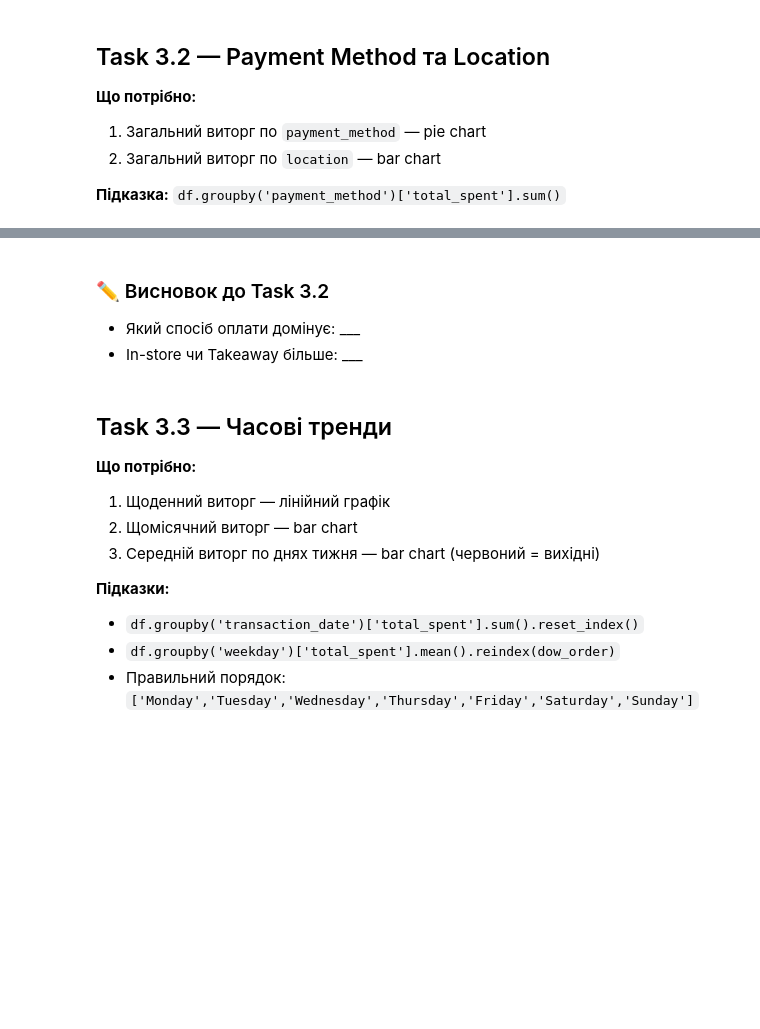
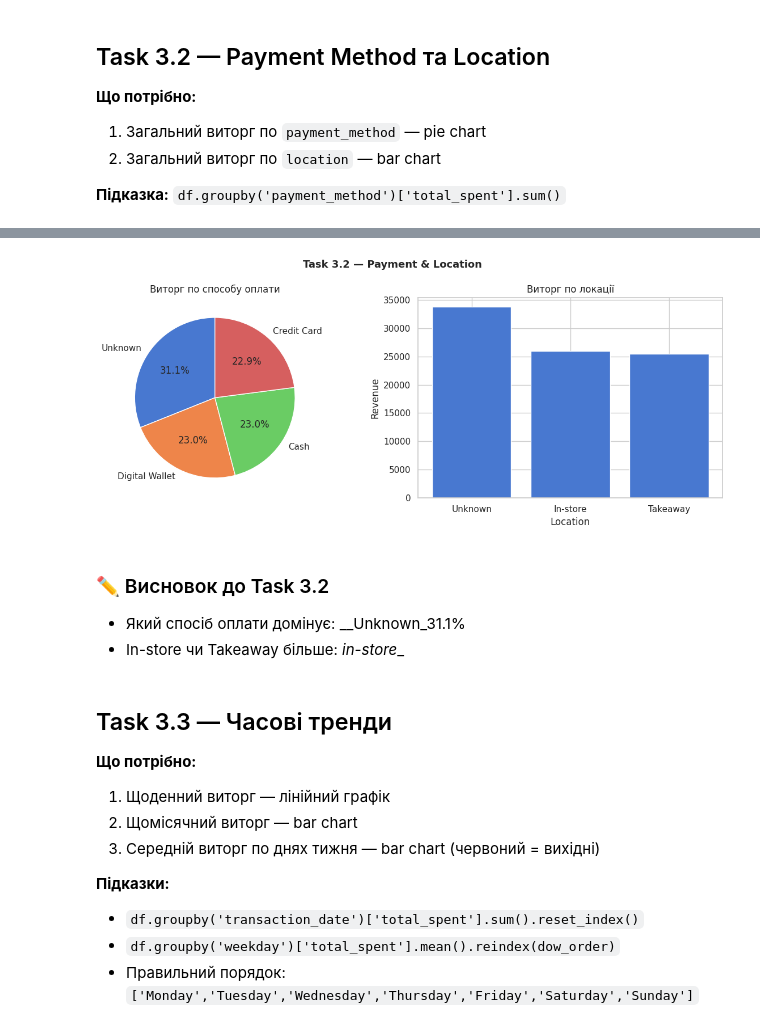
Before and after one commit to edik06031-rgb/Analysis_Cafe_Sales-, a Jupyter notebook: cafe_eda_workbook_version2.ipynb, the cells around one changed output, grey strips where cells are left out. Cells and saved outputs as stored; diff of their text form; code cells hidden in the pictures; blank space fills up the shorter version.

```diff
--- a/cafe_eda_workbook_version2.ipynb
+++ b/cafe_eda_workbook_version2.ipynb
@@ -685,8 +747,8 @@ plt.show()
 
 **Підказка:** `df.groupby('payment_method')['total_spent'].sum()`
 # %%
-rev_pay = # ВАШ КОД ТУТ
-rev_loc = # ВАШ КОД ТУТ
+rev_pay = df.groupby('payment_method')['total_spent'].sum().sort_values(ascending=False)
+rev_loc = df.groupby('location')['total_spent'].sum().sort_values(ascending=False)
 
 print('Виторг по оплаті:')
 print(rev_pay.round(2).to_string())
@@ -695,25 +770,34 @@ print(rev_loc.round(2).to_string())
 # %%
 fig, axes = plt.subplots(1, 2, figsize=(12, 5))
 fig.suptitle('Task 3.2 — Payment & Location', fontsize=13, fontweight='bold')
 
 # Pie chart — payment_method
 # Підказка: axes[0].pie(rev_pay, labels=rev_pay.index, autopct='%1.1f%%', startangle=90, ...)
-# ВАШ КОД ТУТ
+axes[0].pie(
+    rev_pay,
+    labels=rev_pay.index,
+    autopct='%1.1f%%',
+    startangle=90
+)
 axes[0].set_title('Виторг по способу оплати')
 
 # Bar chart — location
-# ВАШ КОД ТУТ
+axes[1].bar(rev_loc.index, rev_loc.values)
 axes[1].set_title('Виторг по локації')
+axes[1].set_xlabel('Location')
+axes[1].set_ylabel('Revenue')
 axes[1].tick_params(axis='x', rotation=0)
 
 plt.tight_layout()
 plt.savefig('part3_task32.png', dpi=130, bbox_inches='tight')
 plt.show()
+# %% [output]
+[figure, added]
 # %% [markdown]
 ### ✏️ Висновок до Task 3.2
 
-- Який спосіб оплати домінує: ___
-- In-store чи Takeaway більше: ___
+- Який спосіб оплати домінує: __Unknown_31.1%
+- In-store чи Takeaway більше: _in-store__
 # %% [markdown]
 ## Task 3.3 — Часові тренди
 
```
Also changed, not shown: parts of 21 cells of this notebook.
